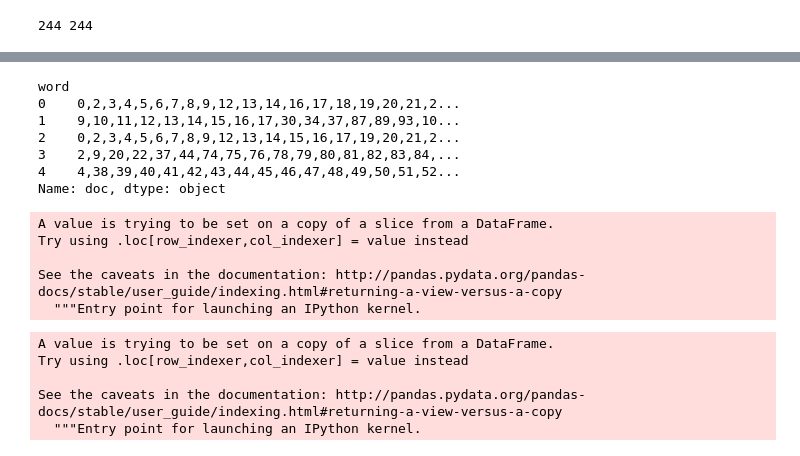
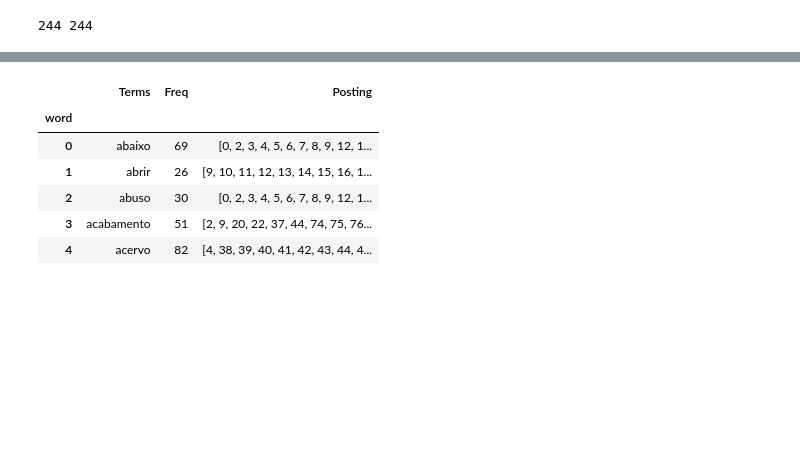
Before and after one commit to cmlins/recuperacaoDeInformacao, a Jupyter notebook: Indice_Invertido.ipynb, the cells around one changed output, grey strips where cells are left out. Cells and saved outputs as stored; diff of their text form; code cells hidden in the pictures; blank space fills up the shorter version.

Commit message:
tentando comprimir posting

```diff
--- a/Indice_Invertido.ipynb
+++ b/Indice_Invertido.ipynb
@@ -1240,10 +1152,12 @@ non = nonz.groupby('word').doc.sum().str[:-1]
+# %%
+indice_invertido = (to_list (dfFreqSort))
 # %%
-non.head()
+indice_invertido.head()
 # %% [output]
-word
-0    0,2,3,4,5,6,7,8,9,12,13,14,16,17,18,19,20,21,2...
-1    9,10,11,12,13,14,15,16,17,30,34,37,87,89,93,10...
-2    0,2,3,4,5,6,7,8,9,12,13,14,15,16,17,19,20,21,2...
-3    2,9,20,22,37,44,74,75,76,78,79,80,81,82,83,84,...
-4    4,38,39,40,41,42,43,44,45,46,47,48,49,50,51,52...
-Name: doc, dtype: object
+|  | Terms | Freq | Posting |
+| word |  |  |  |
+| 0 | abaixo | 69 | [0, 2, 3, 4, 5, 6, 7, 8, 9, 12, 1... |
+| 1 | abrir | 26 | [9, 10, 11, 12, 13, 14, 15, 16, 1... |
+| 2 | abuso | 30 | [0, 2, 3, 4, 5, 6, 7, 8, 9, 12, 1... |
+| 3 | acabamento | 51 | [2, 9, 20, 22, 37, 44, 74, 75, 76... |
+| 4 | acervo | 82 | [4, 38, 39, 40, 41, 42, 43, 44, 4... |
@@ -1256,16 +1163,0 @@ basic_inv_index = non_df[['Terms', 'doc']]
-# %%
-basic_inv_index['to_list'] = basic_inv_index.loc[:, ('doc')].apply(lambda x: x.split(','))
-# %% [output]
-A value is trying to be set on a copy of a slice from a DataFrame.
-Try using .loc[row_indexer,col_indexer] = value instead
-
-See the caveats in the documentation: http://pandas.pydata.org/pandas-docs/stable/user_guide/indexing.html#returning-a-view-versus-a-copy
-  """Entry point for launching an IPython kernel.
-# %%
-basic_inv_index['Posting'] = basic_inv_index.loc[:, ('to_list')].apply(lambda x: list(map(int, x)))
-# %% [output]
-A value is trying to be set on a copy of a slice from a DataFrame.
-Try using .loc[row_indexer,col_indexer] = value instead
-
-See the caveats in the documentation: http://pandas.pydata.org/pandas-docs/stable/user_guide/indexing.html#returning-a-view-versus-a-copy
-  """Entry point for launching an IPython kernel.
```
Also changed, not shown: parts of 34 cells of this notebook.
